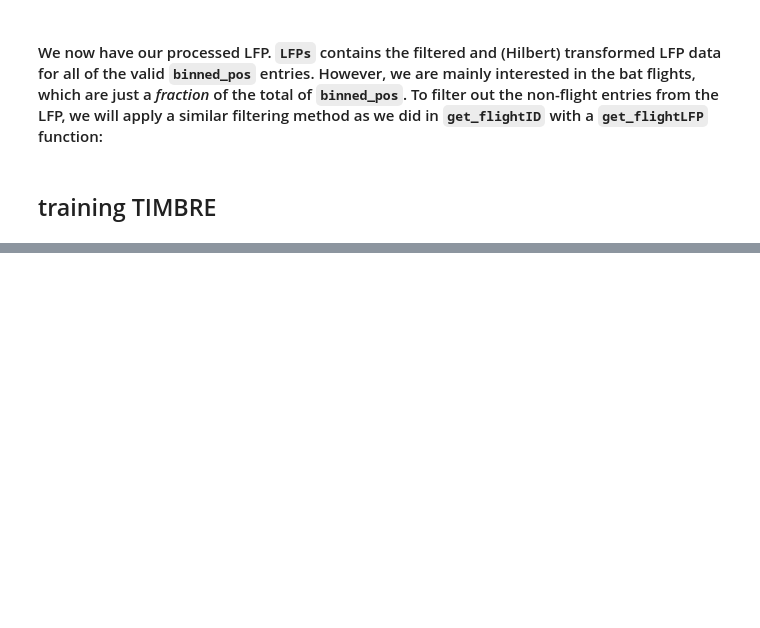
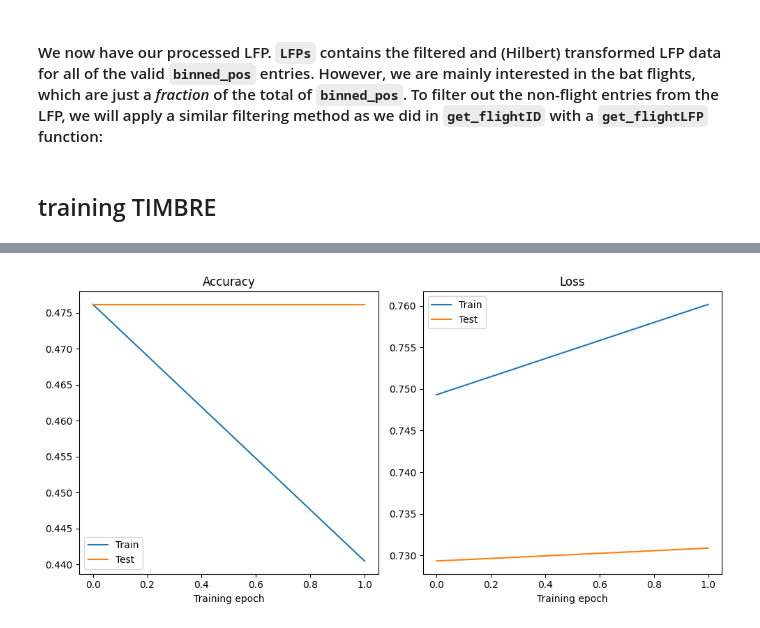
Before and after one commit to ben-toker/batTIMBRE, a Jupyter notebook: currentobjectives.ipynb, the cells around one changed output, grey strips where cells are left out. Cells and saved outputs as stored; diff of their text form; code cells hidden in the pictures; blank space fills up the shorter version.

```diff
--- a/currentobjectives.ipynb
+++ b/currentobjectives.ipynb
@@ -191,0 +195,24 @@ print(f"Test Accuracy: {test_acc}")
+# %%
+from matplotlib import pyplot as plt
+
+# Plot accuracy and loss from fittedModel
+fig, axs = plt.subplots(1, 2, figsize=(10, 5))
+
+# Plot training vs. validation accuracy
+axs[0].plot(fitted_model.history['accuracy'], label='Train')
+axs[0].plot(fitted_model.history['val_accuracy'], label='Test')
+axs[0].set_title('Accuracy')
+axs[0].set_xlabel('Training epoch')
+axs[0].legend()
+
+# Plot training vs. validation loss
+axs[1].plot(fitted_model.history['loss'], label='Train')
+axs[1].plot(fitted_model.history['val_loss'], label='Test')
+axs[1].set_title('Loss')
+axs[1].set_xlabel('Training epoch')
+axs[1].legend()
+
+plt.tight_layout()
+plt.show()
+# %% [output]
+[figure, added]
```
Also changed, not shown: parts of 1 cell of this notebook, 1 other file.
